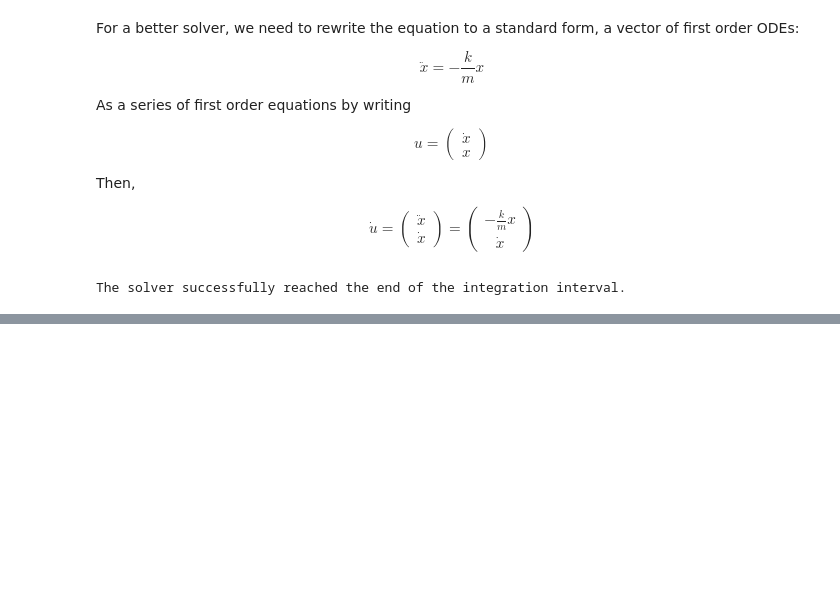
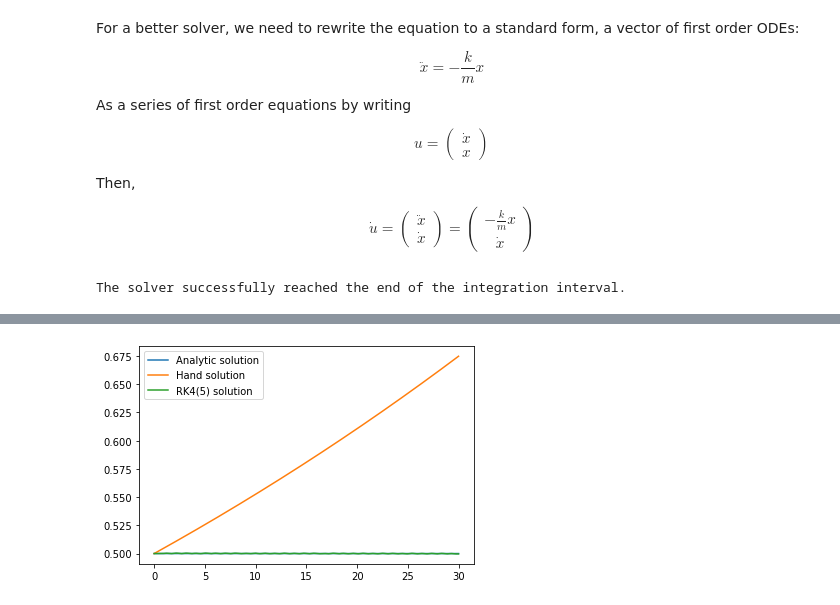
Before and after one commit to Comp-Phys-Fall-2020-WVU/ComputationalClass, a Jupyter notebook: notebook_lectures/week9/ODE.ipynb, the cells around one changed output, grey strips where cells are left out. Drawn from its saved outputs; the diff is of its cells as text; code cells hidden in the pictures; blank space fills up the shorter version.

```diff
--- a/notebook_lectures/week9/ODE.ipynb
+++ b/notebook_lectures/week9/ODE.ipynb
@@ -127,0 +157,8 @@ plt.show()
+# %%
+plt.plot(ts, (0.5*v_0**2+0.5*x_max**2)*np.ones(len(eoverm)), label="Analytic solution")
+plt.plot(ts, eoverm, label="Hand solution")
+plt.plot(res.t, 0.5*(res.y[0]**2+res.y[1]**2), label="RK4(5) solution")
+plt.legend()
+plt.show()
+# %% [output]
+[figure, added]
```
Also changed, not shown: parts of 8 cells of this notebook, 5 other files.
